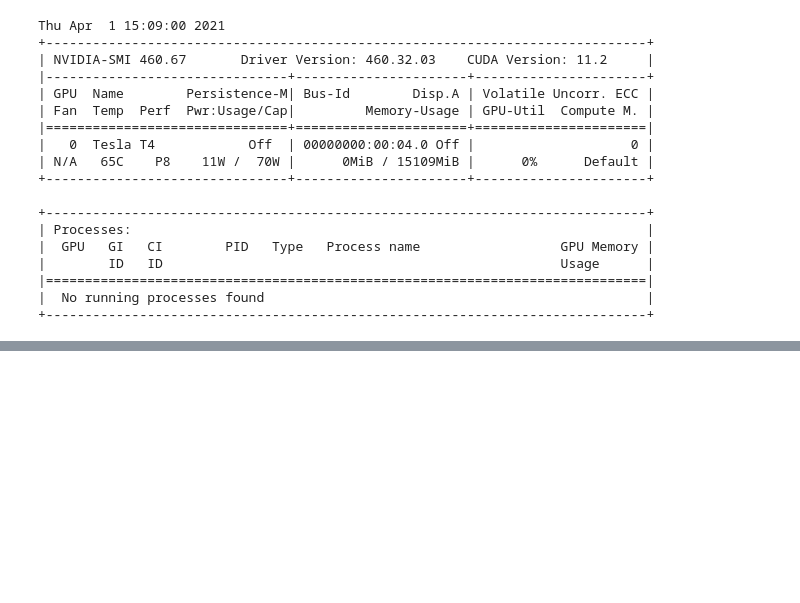
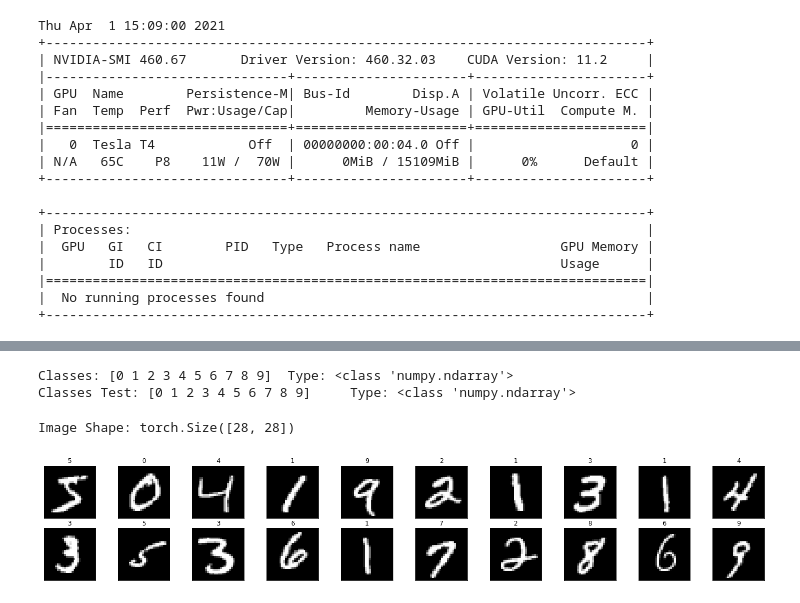
Before and after one commit to tushar-semwal/fedperf, a Jupyter notebook: Baye/FedPerf_baye.ipynb, the cells around one changed output, grey strips where cells are left out. Saved outputs shown, nothing was run; the diff lists cells and outputs as text; code cells hidden in the pictures; blank space fills up the shorter version.

```diff
--- a/Baye/FedPerf_baye.ipynb
+++ b/Baye/FedPerf_baye.ipynb
@@ -59,3 +59,13 @@ Thu Apr  1 15:09:00 2021
 |=============================================================================|
 |  No running processes found                                                 |
 +-----------------------------------------------------------------------------+
+# %%
+# create transforms
+# We will just convert to tensor and normalize since no special transforms are mentioned in the paper
+transforms_mnist = transforms.Compose([
+                                       transforms.ToTensor(),
+                                       transforms.Normalize((0.1307,), (0.3081,))
+                                       ])
+
+mnist_data_train = datasets.MNIST('./data/mnist/', train=True, download=True, transform=transforms_mnist)
+mnist_data_test = datasets.MNIST('../data/mnist/', train=False, download=True, transform=transforms_mnist)
@@ -61,0 +107,33 @@ Thu Apr  1 15:09:00 2021
+# %%
+classes = np.array(list(mnist_data_train.class_to_idx.values()))
+classes_test = np.array(list(mnist_data_test.class_to_idx.values()))
+num_classes = len(classes_test)
+print("Classes: {} \tType: {}".format(classes, type(classes)))
+print("Classes Test: {} \tType: {}".format(classes_test, type(classes)))
+# %% [output]
+Classes: [0 1 2 3 4 5 6 7 8 9]  Type: <class 'numpy.ndarray'>
+Classes Test: [0 1 2 3 4 5 6 7 8 9]     Type: <class 'numpy.ndarray'>
+# %%
+print("Image Shape: {}".format(mnist_data_train.data[0].size()))
+# %% [output]
+Image Shape: torch.Size([28, 28])
+# %%
+def imshow(img):
+	img = img/2 + 0.5 #unnormalize the image
+	plt.imshow(img, cmap='gray') # convert from tensor to image
+# %%
+def visualize(dataset):
+  figure = plt.figure(figsize=(25,4))
+  for i in range(20):
+    axis = figure.add_subplot(2, 20/2, i+1, xticks=[], yticks=[])
+    data = dataset.data[i]
+    data = data.numpy()
+
+    target = dataset.targets[i]
+    target = target.numpy()
+    imshow(data)
+    axis.set_title(target)
+# %%
+visualize(mnist_data_train)
+# %% [output]
+[figure, added]
```
Also changed, not shown: parts of 11 cells of this notebook.
